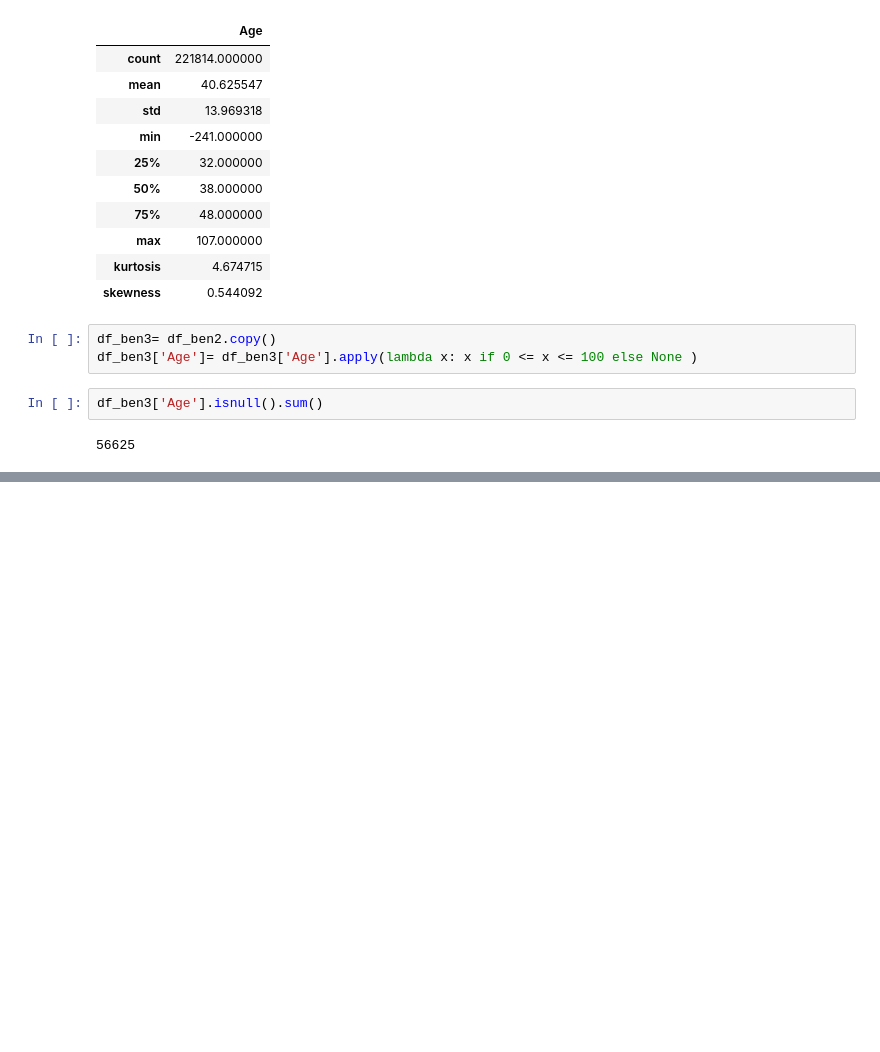
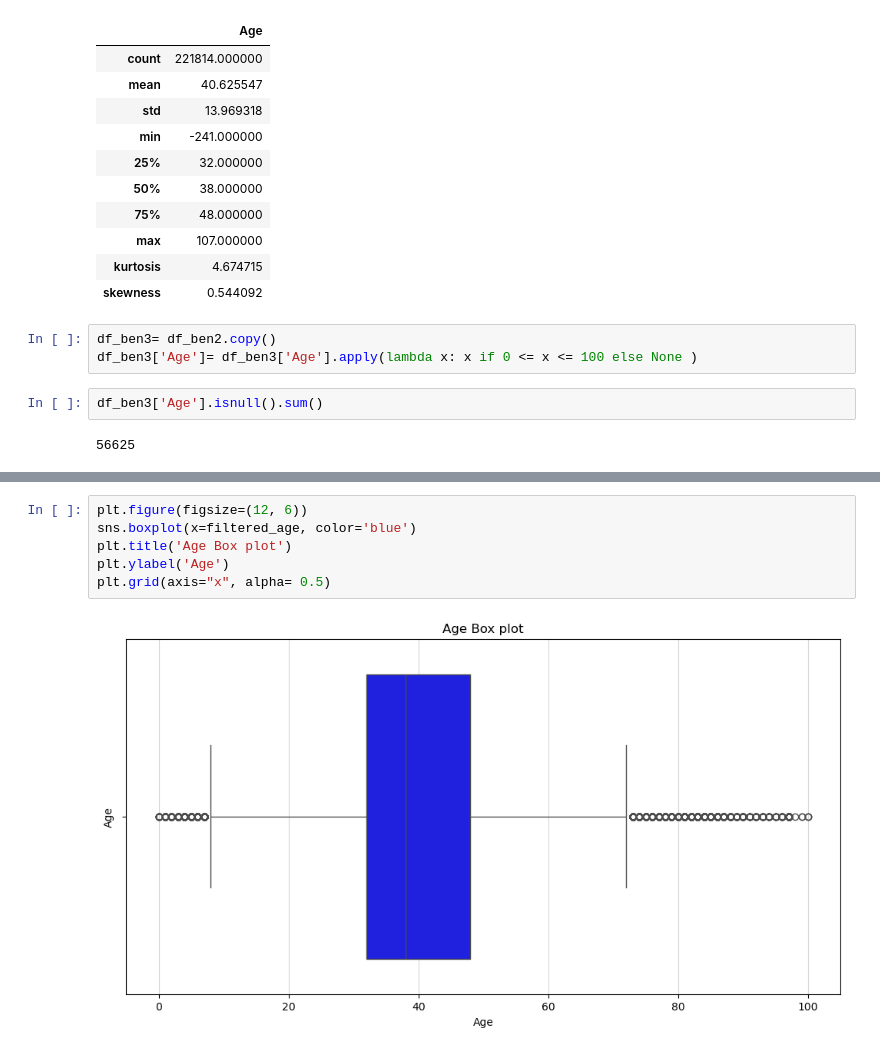
Before and after one commit to nobleyam/Customer-Behavioral-Segmentation-and-Profiling, a Jupyter notebook: final prap.ipynb, the cells around one changed output, grey strips where cells are left out. Saved outputs shown, nothing was run; the diff lists cells and outputs as text; blank space fills up the shorter version.

```diff
--- a/final prap.ipynb
+++ b/final prap.ipynb
@@ -444,0 +445,8 @@ plt.show;
+# %%
+plt.figure(figsize=(12, 6))
+sns.boxplot(x=filtered_age, color='blue')
+plt.title('Age Box plot')
+plt.ylabel('Age')
+plt.grid(axis="x", alpha= 0.5)
+# %% [output]
+[figure, added]
```
Also changed, not shown: parts of 5 cells of this notebook.
